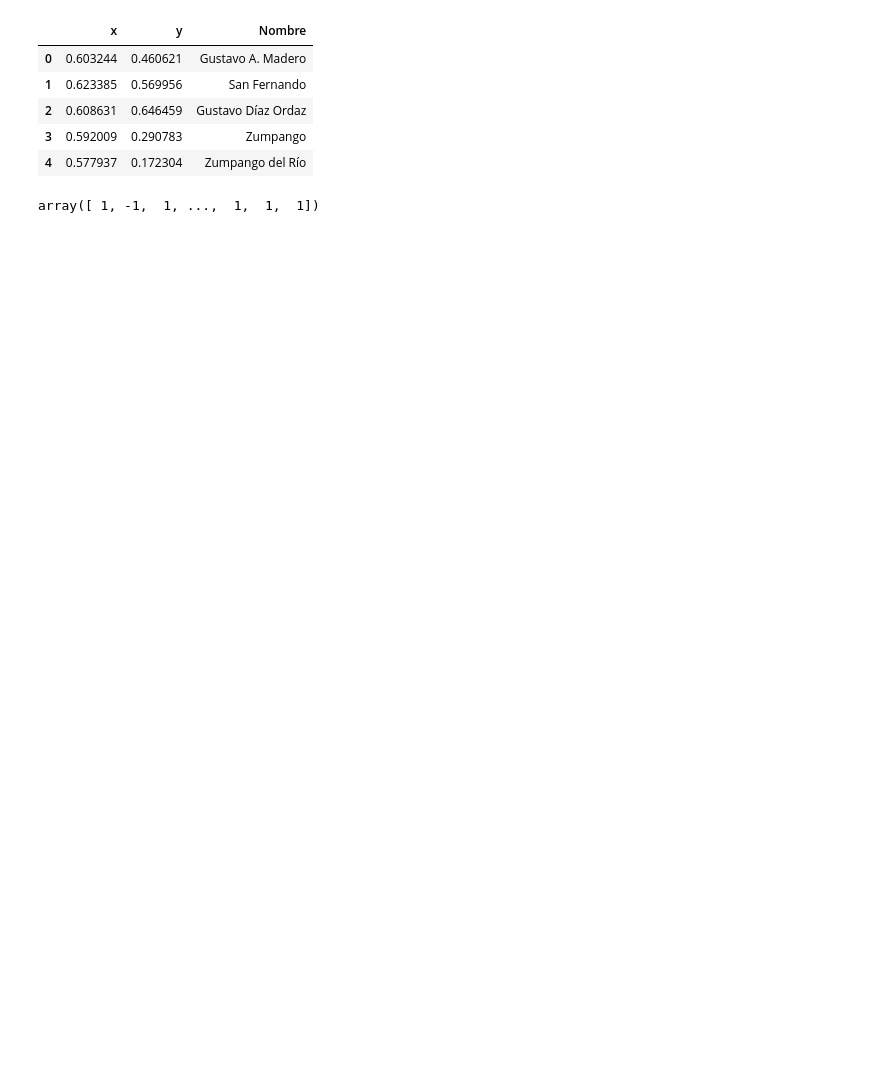
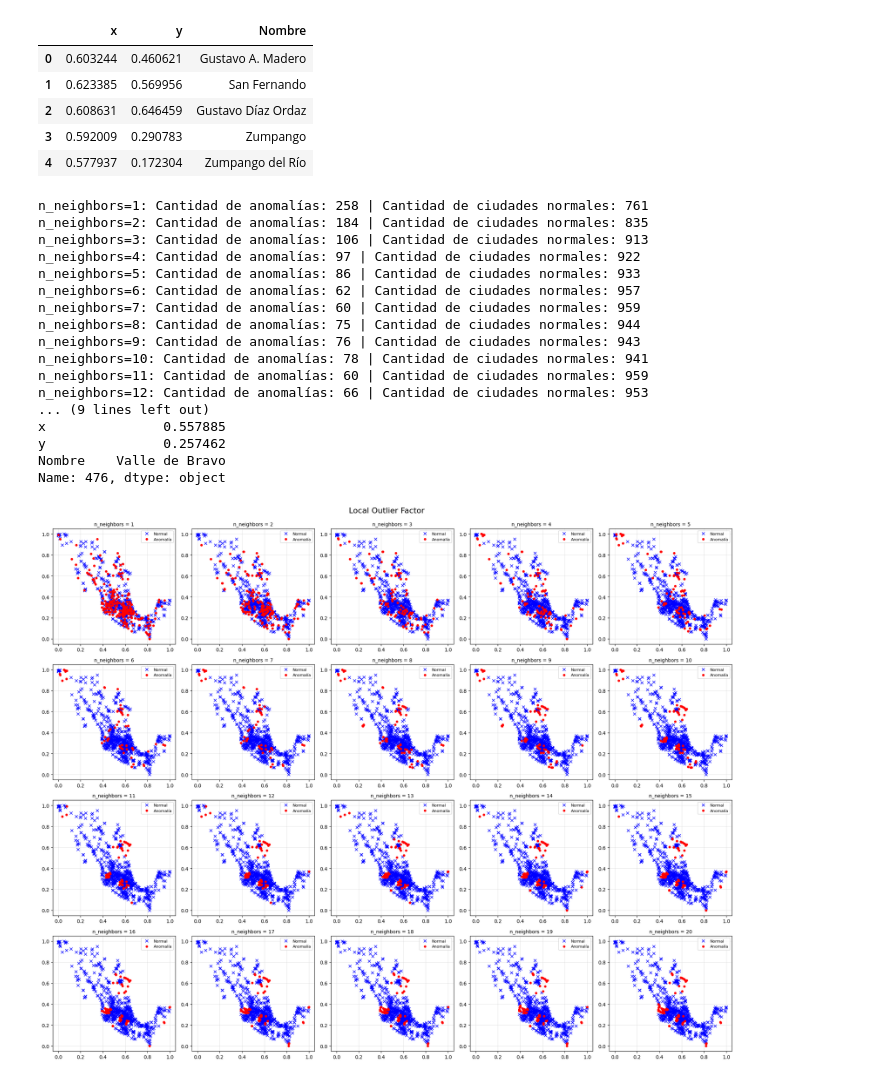
Before and after one commit to Kurocaguama/PCIC, a Jupyter notebook: Detección de Anomalías/LOF-IF.ipynb, the cells around one changed output. Saved outputs shown, nothing was run; the diff lists cells and outputs as text; code cells hidden in the pictures; blank space fills up the shorter version.

```diff
--- a/Detección de Anomalías/LOF-IF.ipynb
+++ b/Detección de Anomalías/LOF-IF.ipynb
@@ -11,12 +16,4 @@ city_df.head()
 | 3 | 0.592009 | 0.290783 | Zumpango |
 | 4 | 0.577937 | 0.172304 | Zumpango del Río |
 # %%
-from sklearn.neighbors import LocalOutlierFactor
 x_aux = [(city_df['x'][_], city_df['y'][_]) for _ in range(len(city_df['x']))]
-clf = LocalOutlierFactor(n_neighbors=2)
-clf.fit_predict(x_aux) # Obs: Modificar esto para tener valores distintos
-# %% [output]
-array([ 1, -1,  1, ...,  1,  1,  1])
-# %%
-from sklearn.ensemble import IsolationForest
-clf = IsolationForest(random_state=0).fit(x_aux)
@@ -22,0 +52,37 @@ clf = IsolationForest(random_state=0).fit(x_aux)
+# %%
+fig, axes = plt.subplots(4, 5, figsize=(20, 16))
+axes = axes.flatten()
+
+const_anom = [i for i in range(len(x_aux))]
+for i in range(1, 21):
+    aux = full_LOF(i, axes[i-1])
+    for i in const_anom:
+        if i not in aux:
+            const_anom.remove(i)
+
+print('Cantidad de ciudades que siempre son anomalías: {}'.format(len(const_anom)))
+print(city_df.iloc[const_anom[0]])
+
+
+plt.suptitle('Local Outlier Factor', fontsize=16, y=0.995)
+plt.tight_layout()
+plt.show()
+# %% [output]
+n_neighbors=1: Cantidad de anomalías: 258 | Cantidad de ciudades normales: 761
+n_neighbors=2: Cantidad de anomalías: 184 | Cantidad de ciudades normales: 835
+n_neighbors=3: Cantidad de anomalías: 106 | Cantidad de ciudades normales: 913
+n_neighbors=4: Cantidad de anomalías: 97 | Cantidad de ciudades normales: 922
+n_neighbors=5: Cantidad de anomalías: 86 | Cantidad de ciudades normales: 933
+n_neighbors=6: Cantidad de anomalías: 62 | Cantidad de ciudades normales: 957
+n_neighbors=7: Cantidad de anomalías: 60 | Cantidad de ciudades normales: 959
+n_neighbors=8: Cantidad de anomalías: 75 | Cantidad de ciudades normales: 944
+n_neighbors=9: Cantidad de anomalías: 76 | Cantidad de ciudades normales: 943
+n_neighbors=10: Cantidad de anomalías: 78 | Cantidad de ciudades normales: 941
+n_neighbors=11: Cantidad de anomalías: 60 | Cantidad de ciudades normales: 959
+n_neighbors=12: Cantidad de anomalías: 66 | Cantidad de ciudades normales: 953
+... (9 lines left out)
+x               0.557885
+y               0.257462
+Nombre    Valle de Bravo
+Name: 476, dtype: object
+[figure, added]
```
Also changed, not shown: parts of 4 cells of this notebook.
